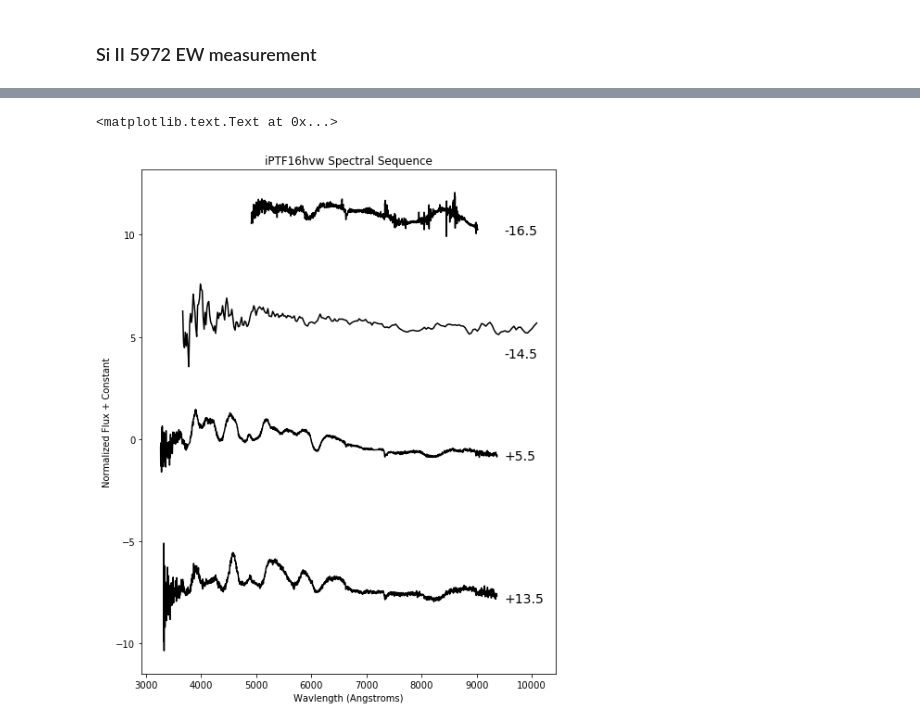
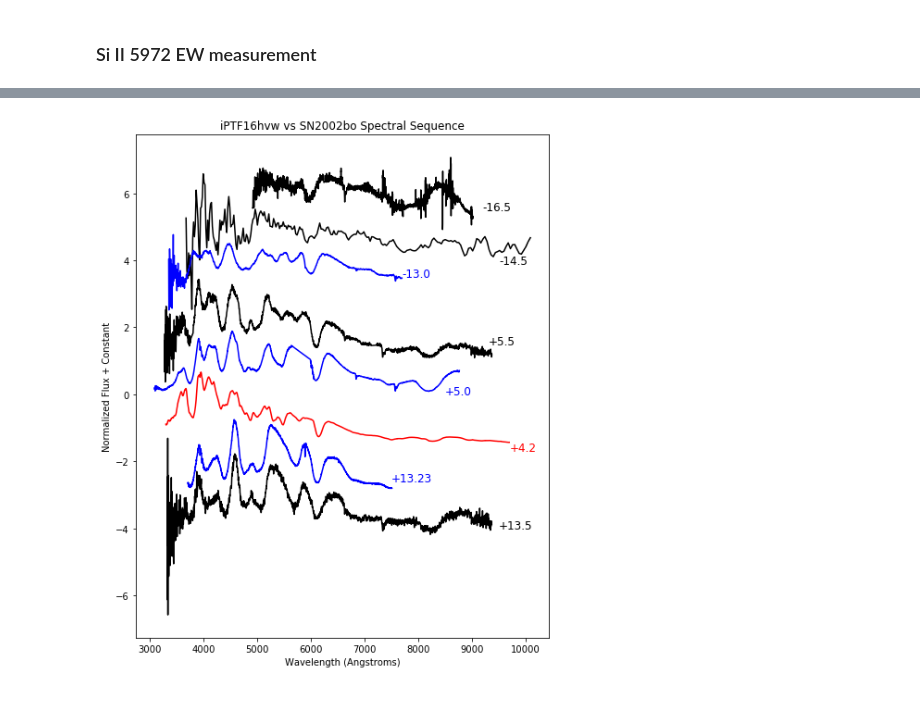
Before and after one commit to adamamiller/iptf16hvw-1, a Jupyter notebook: Spectral Analysis - iPTF16hvw.ipynb, the cells around one changed output, grey strips where cells are left out. Saved outputs shown, nothing was run; the diff lists cells and outputs as text; code cells hidden in the pictures.

```diff
--- a/Spectral Analysis - iPTF16hvw.ipynb
+++ b/Spectral Analysis - iPTF16hvw.ipynb
@@ -392,2 +253,5 @@ Comp_2011fe2 = Spectra(Spec_2011fe[29]['data'], z_2011fe, MJD_max_2011fe, Spec_2
+# %%
+Comp_2011fe1 = SN2011fe.find_spectra(4)
+Comp_2011fe2 = SN2011fe.find_spectra(13.6)
 # %% [markdown]
 # Comparing iPTF16hvw and SN2011fe
@@ -779,26 +618,50 @@ EW of SiII 5972 -16.5 days:    84.12707163158832 Angstroms
-# %%
-plt.figure(figsize=(8,10))
-plt.title('iPTF16hvw Spectral Sequence')
-plt.ylabel('Normalized Flux + Constant')
-plt.xlabel('Wavlength (Angstroms)')
-
-#iPTF16hvw
-
-#plot phase = -16.5
-plt.plot(Spec_16hvw1.spectra['Wavelength'], Spec_16hvw1.spectra['Flux'] + 10, color='black')
-plt.text(9500, 10, "-16.5", fontsize=14)
-
-#plot phase =
-plt.plot(Spec_16hvw2.spectra['Wavelength'], Spec_16hvw2.spectra['Flux'] + 5, color='black')
-plt.text(9500, 4 , "-14.5", fontsize=14)
-
-#plot phase = +5.5
-plt.plot(Spec_16hvw3.spectra['Wavelength'], Spec_16hvw3.spectra['Flux'] -1, color='black')
-plt.text(9500, -1, "+5.5", fontsize=14)
-
-#plot phase = +13.5
-plt.plot(Spec_16hvw4.spectra['Wavelength'], Spec_16hvw4.spectra['Flux'] - 8, color='black')
-plt.text(9500, -8, "+13.5", fontsize=14)
-# %% [output]
-<matplotlib.text.Text at 0x...>
-[figure, removed]
+# %%
+Fig1_2002bo = SN2002bo.find_spectra(-16.5)
+# %%
+plt.figure(figsize=(8,10))
+plt.title('iPTF16hvw vs SN2002bo Spectral Sequence')
+plt.ylabel('Normalized Flux + Constant')
+plt.xlabel('Wavelength (Angstroms)')
+
+#iPTF16hvw
+
+#plot phase = -16.5
+plt.plot(hvw1_wavelength, hvw1_flux + 5, color='black')
+plt.text(9200, 5.5, "-16.5", fontsize=12)
+
+#plot phase =
+plt.plot(hvw2_wavelength, hvw2_flux + 4, color='black')
+plt.text(9500, 3.9 , "-14.5", fontsize=12)
+
+#plot phase = +5.5
+plt.plot(hvw3_wavelength, hvw3_flux + 1 , color='black')
+plt.text(9300, 1.5, "+5.5", fontsize=12)
+
+#plot phase = +13.5
+plt.plot(hvw4_wavelength, hvw4_flux - 4.2, color='black')
+plt.text(9500, -4, "+13.5", fontsize=12)
+
+#SN2002bo
+
+#plot phase = -13
+plt.plot(Fig1_2002bo.data['Wavelength'], Fig1_2002bo.data['Flux'] + 3.2, color='blue' )
+plt.text(7700, 3.5, "-13.0", fontsize=12, color='blue')
+
+#plot phase = 5
+plt.plot(Comp_2002bo1.data['Wavelength'], Comp_2002bo1.data['Flux'], color='blue')
+plt.text(8500, 0, "+5.0", fontsize=12, color='blue')
+
+#plot phase = 13
+plt.plot(Comp_2002bo2.data['Wavelength'], Comp_2002bo2.data['Flux'] - 3.1, color='blue')
+plt.text(7500, -2.6, "+13.23", fontsize=12, color='blue')
+#SN2011fe
+
+#plot phase = 4.2
+plt.plot(Comp_2011fe1.data['Wavelength'], Comp_2011fe1.data['Flux'] - 1.5, color='red')
+plt.text(9700, -1.7, "+4.2", fontsize=12, color='red')
+
+plt.savefig('../paper/figures/figure1.pdf')
+
+plt.show()
+# %% [output]
+[figure, added]
```
Also changed, not shown: parts of 44 cells of this notebook, 1 other file.
